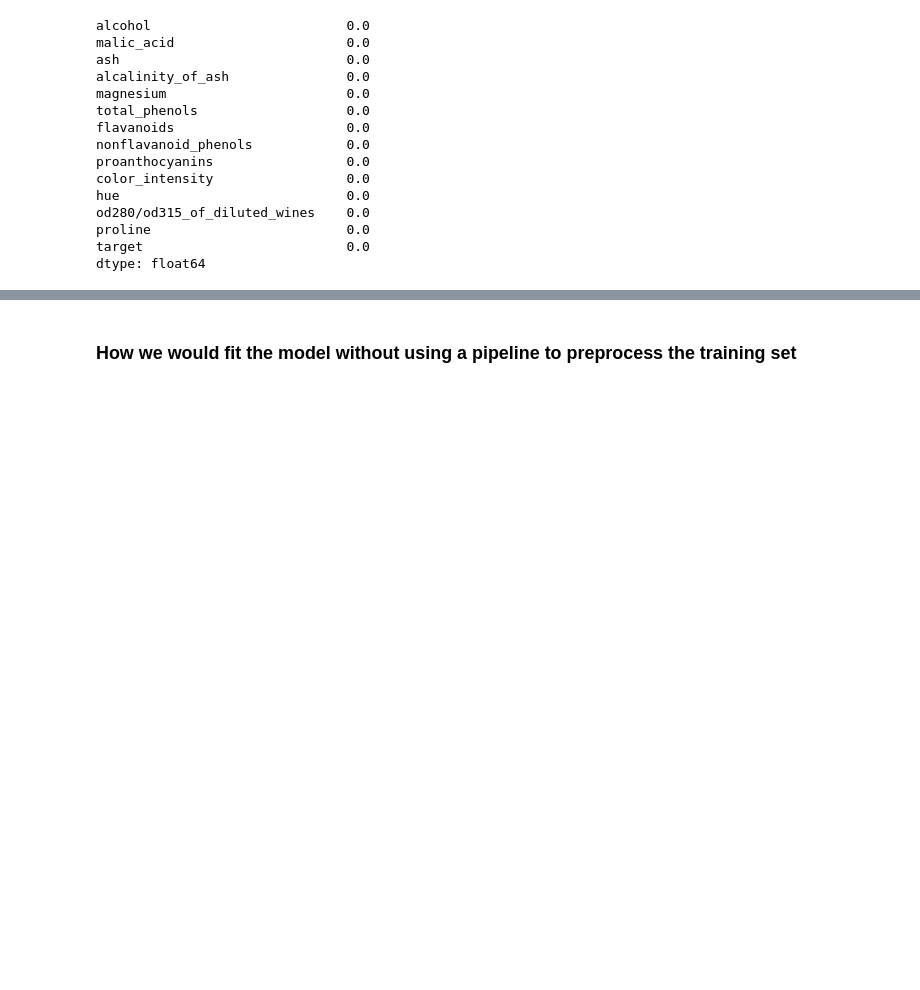
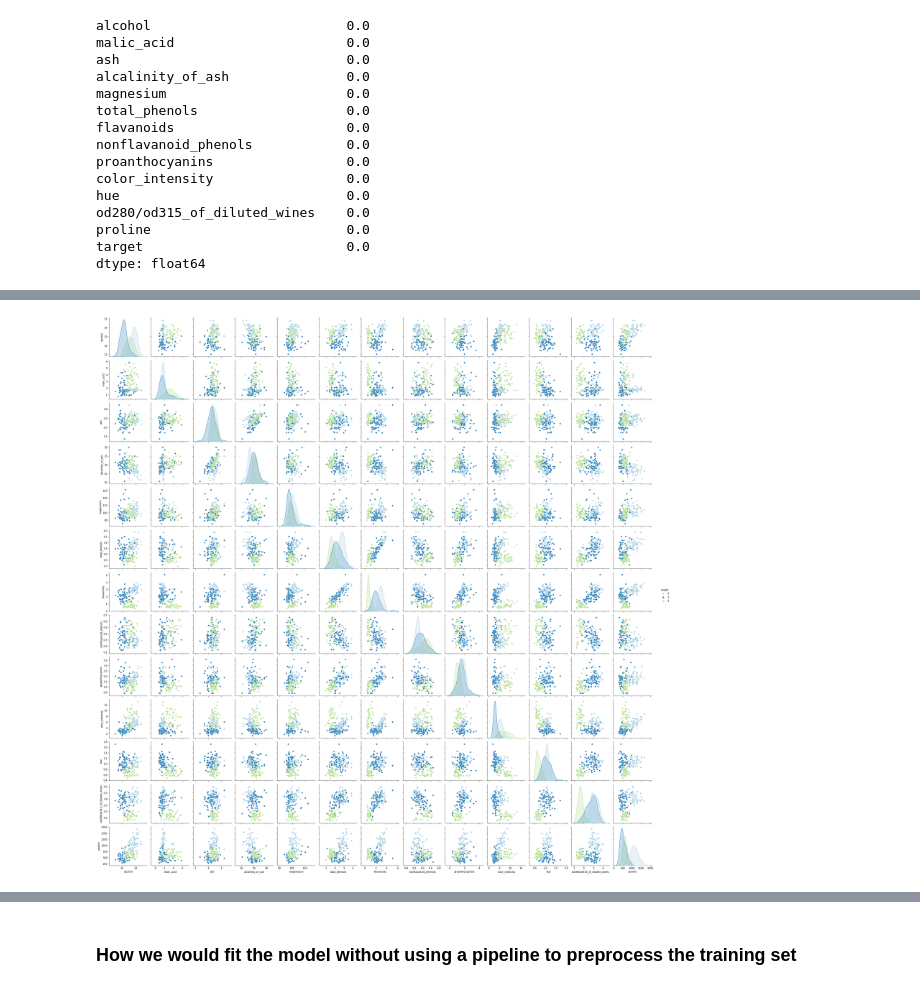
Before and after one commit to Lewis34cs/pipeline_blog, a Jupyter notebook: pipeline_blog.ipynb, the cells around one changed output, grey strips where cells are left out. Drawn from its saved outputs; the diff is of its cells as text; code cells hidden in the pictures; blank space fills up the shorter version.

```diff
--- a/pipeline_blog.ipynb
+++ b/pipeline_blog.ipynb
@@ -86,3 +91,7 @@ df.describe()
+# %%
+sns.pairplot(df, hue='target', palette='Paired');
+# %% [output]
+[figure, added]
 # %%
 plt.figure(figsize=(7,4))
 sns.countplot(x=df['target'])
```
Also changed, not shown: parts of 19 cells of this notebook.
